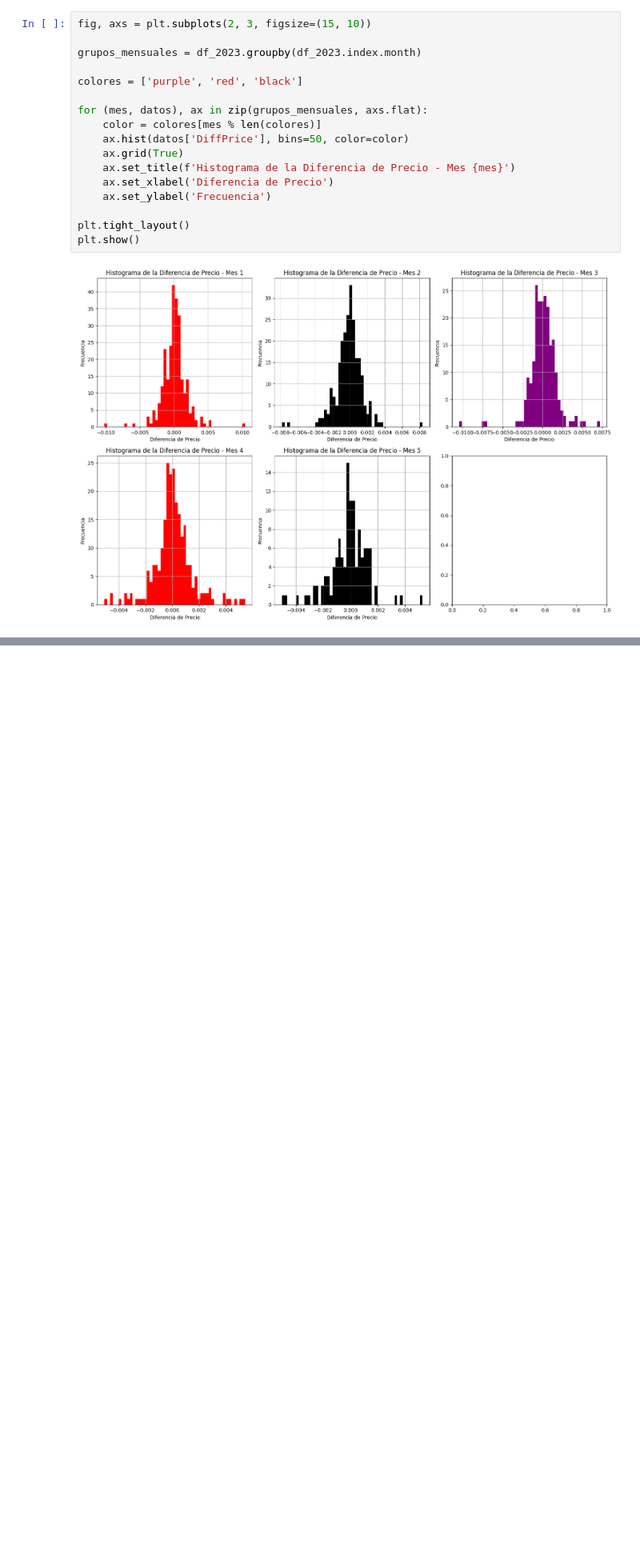
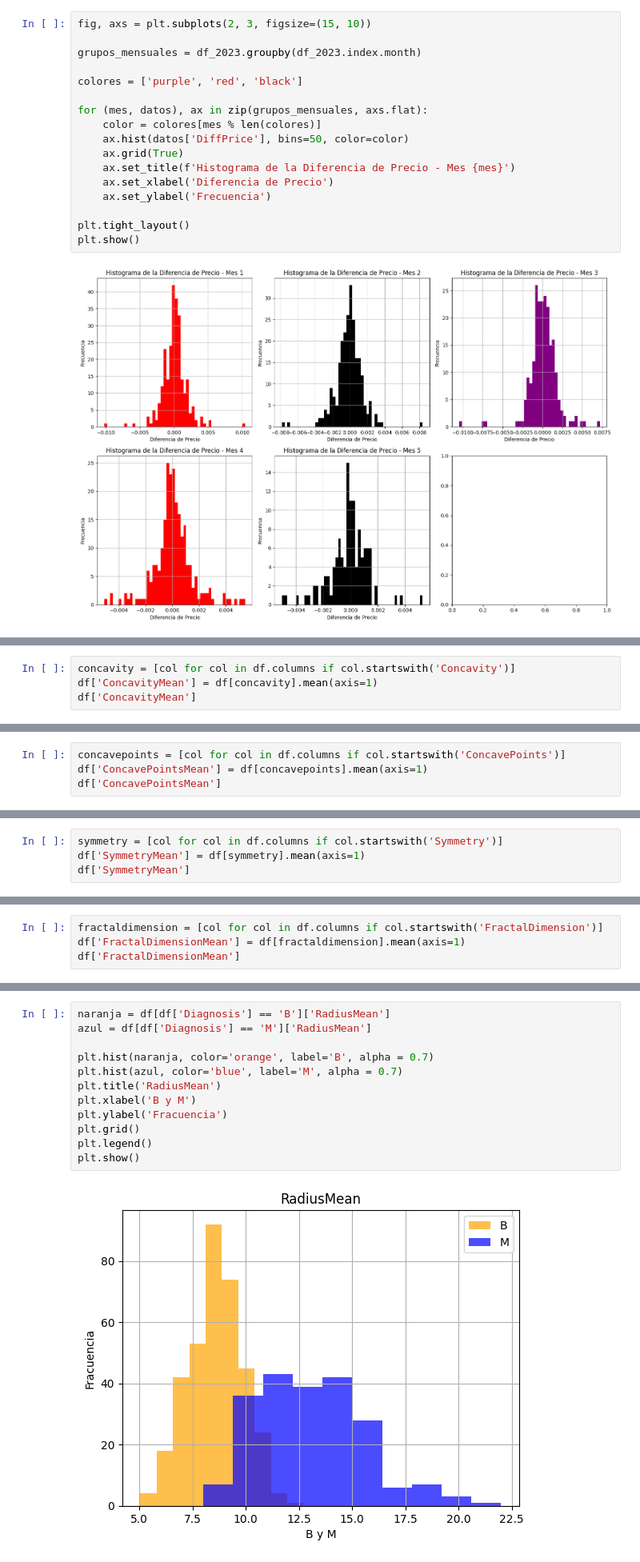
Before and after one commit to vaskiax/002_EstudiantesAprendizajeEstadistico, a Jupyter notebook: semestre2024-2/Estudiantes/Viana_88/Laboratorio_1.ipynb, the cells around one changed output, grey strips where cells are left out. Shown: that part at 80% size. Drawn from its saved outputs; the diff is of its cells as text; blank space fills up the shorter version.

```diff
--- a/semestre2024-2/Estudiantes/Viana_88/Laboratorio_1.ipynb
+++ b/semestre2024-2/Estudiantes/Viana_88/Laboratorio_1.ipynb
@@ -369,0 +831,4 @@ plt.show()
+# %%
+concavity = [col for col in df.columns if col.startswith('Concavity')]
+df['ConcavityMean'] = df[concavity].mean(axis=1)
+df['ConcavityMean']
@@ -369,0 +850,4 @@ plt.show()
+# %%
+concavepoints = [col for col in df.columns if col.startswith('ConcavePoints')]
+df['ConcavePointsMean'] = df[concavepoints].mean(axis=1)
+df['ConcavePointsMean']
@@ -369,0 +869,4 @@ plt.show()
+# %%
+symmetry = [col for col in df.columns if col.startswith('Symmetry')]
+df['SymmetryMean'] = df[symmetry].mean(axis=1)
+df['SymmetryMean']
@@ -369,0 +888,4 @@ plt.show()
+# %%
+fractaldimension = [col for col in df.columns if col.startswith('FractalDimension')]
+df['FractalDimensionMean'] = df[fractaldimension].mean(axis=1)
+df['FractalDimensionMean']
@@ -369,0 +909,14 @@ plt.show()
+# %%
+naranja = df[df['Diagnosis'] == 'B']['RadiusMean']
+azul = df[df['Diagnosis'] == 'M']['RadiusMean']
+
+plt.hist(naranja, color='orange', label='B', alpha = 0.7)
+plt.hist(azul, color='blue', label='M', alpha = 0.7)
+plt.title('RadiusMean')
+plt.xlabel('B y M')
+plt.ylabel('Fracuencia')
+plt.grid()
+plt.legend()
+plt.show()
+# %% [output]
+[figure, added]
```
Also changed, not shown: parts of 41 cells of this notebook.
